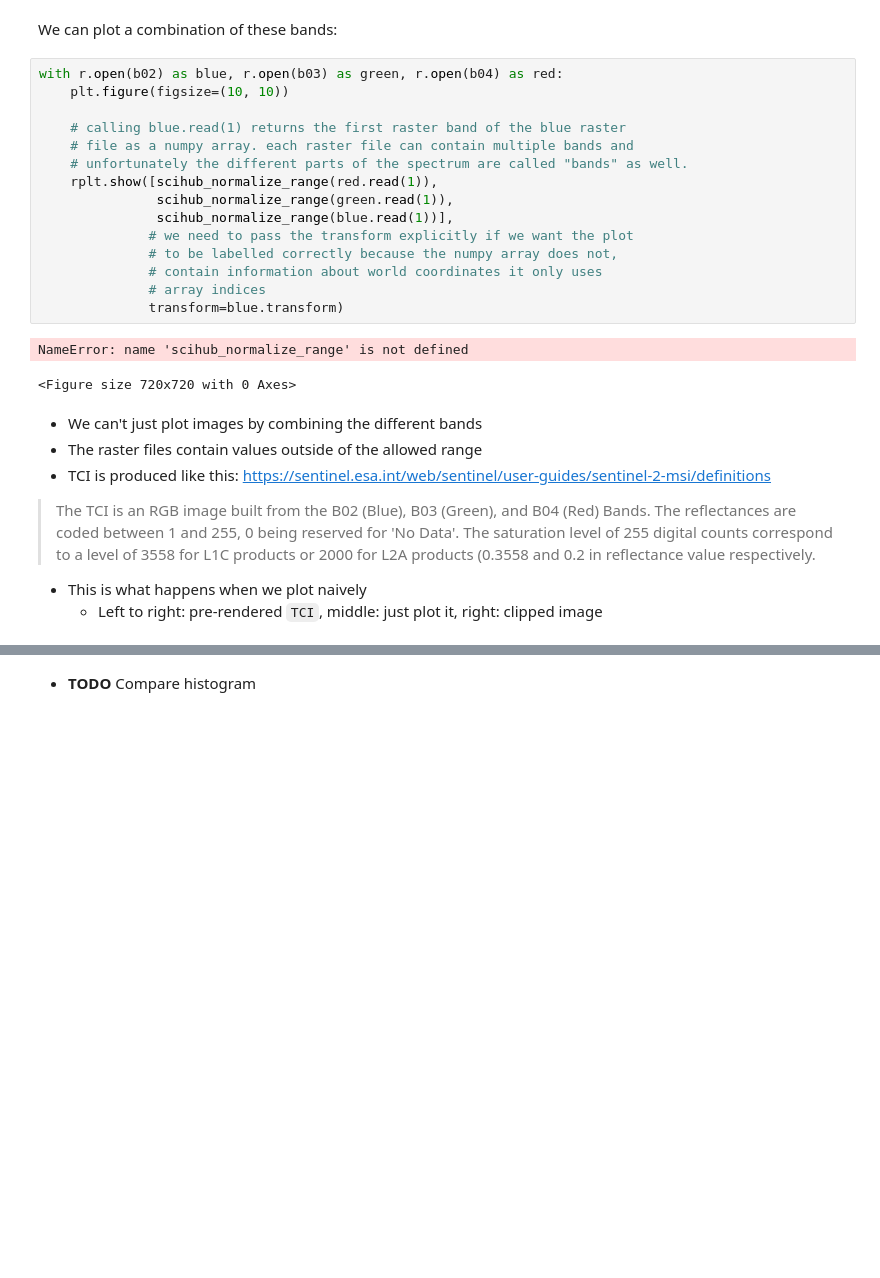
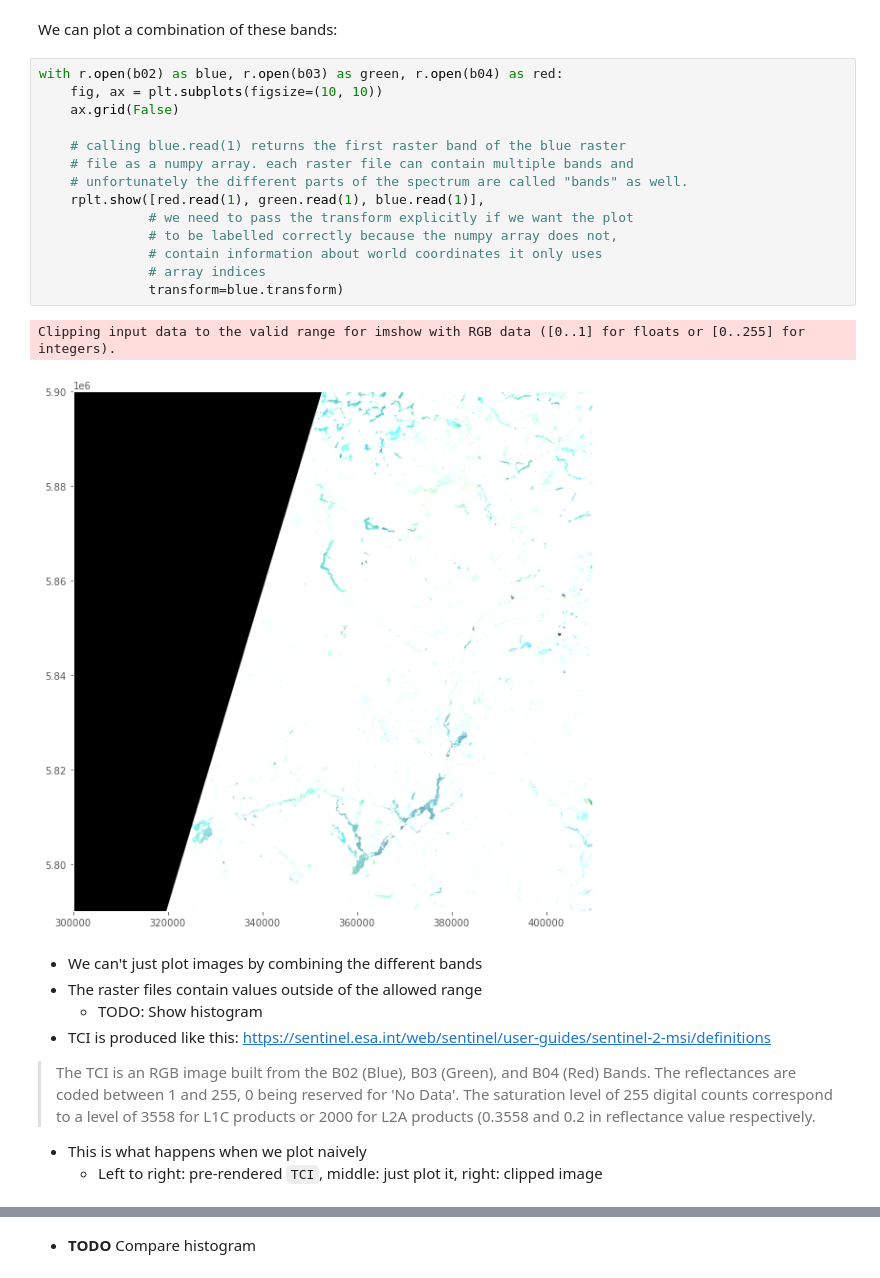
Before and after one commit to rrrnld/earth-observation-for-journalism, a Jupyter notebook: sources/01b Plot downloaded products.ipynb, the cells around one changed output, grey strips where cells are left out. Saved outputs shown, nothing was run; the diff lists cells and outputs as text; blank space fills up the shorter version.

```diff
--- a/sources/01b Plot downloaded products.ipynb
+++ b/sources/01b Plot downloaded products.ipynb
@@ -124,25 +124,25 @@ b02.name, b03.name, b04.name
 We can plot a combination of these bands:
 # %%
 with r.open(b02) as blue, r.open(b03) as green, r.open(b04) as red:
-    plt.figure(figsize=(10, 10))
+    fig, ax = plt.subplots(figsize=(10, 10))
+    ax.grid(False)
 
     # calling blue.read(1) returns the first raster band of the blue raster
     # file as a numpy array. each raster file can contain multiple bands and
     # unfortunately the different parts of the spectrum are called "bands" as well.
-    rplt.show([scihub_normalize_range(red.read(1)),
-               scihub_normalize_range(green.read(1)),
-               scihub_normalize_range(blue.read(1))],
+    rplt.show([red.read(1), green.read(1), blue.read(1)],
               # we need to pass the transform explicitly if we want the plot
               # to be labelled correctly because the numpy array does not,
               # contain information about world coordinates it only uses
               # array indices
               transform=blue.transform)
 # %% [output]
-NameError: name 'scihub_normalize_range' is not defined
+Clipping input data to the valid range for imshow with RGB data ([0..1] for floats or [0..255] for integers).
-<Figure size 720x720 with 0 Axes>
+[figure, added]
 # %% [markdown]
 - We can't just plot images by combining the different bands
 - The raster files contain values outside of the allowed range
+  - TODO: Show histogram
 - TCI is produced like this: https://sentinel.esa.int/web/sentinel/user-guides/sentinel-2-msi/definitions
 
 > The TCI is an RGB image built from the B02 (Blue), B03 (Green), and B04 (Red) Bands. The reflectances are coded between 1 and 255, 0 being reserved for 'No Data'. The saturation level of 255 digital counts correspond to a level of 3558 for L1C products or 2000 for L2A products (0.3558 and 0.2 in reflectance value respectively.
```
Also changed, not shown: parts of 10 cells of this notebook.
